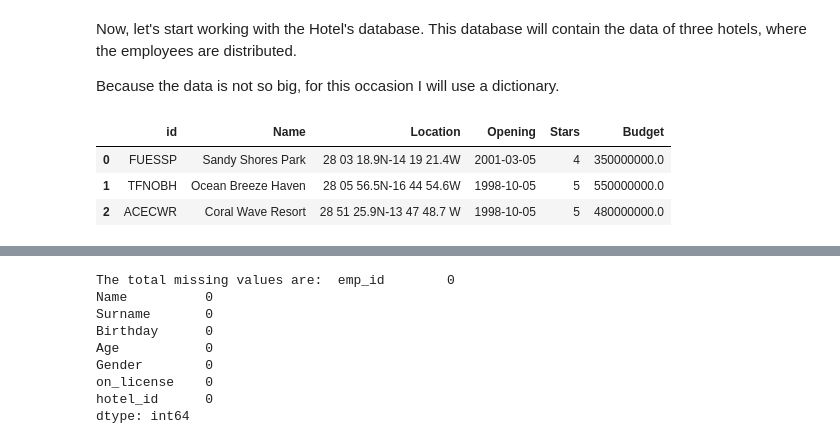
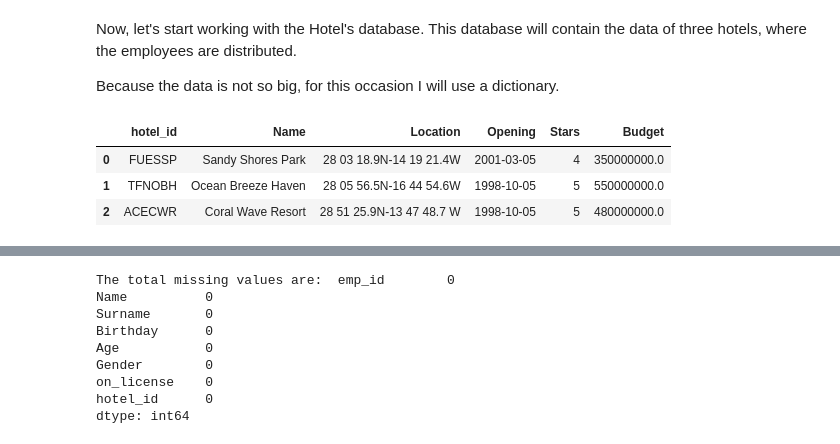
Before and after one commit to nachogalasso/da_python, a Jupyter notebook: hotel_hranalytics/databases.ipynb, the cells around one changed output, grey strips where cells are left out. Drawn from its saved outputs; the diff is of its cells as text; code cells hidden in the pictures.

```diff
--- a/hotel_hranalytics/databases.ipynb
+++ b/hotel_hranalytics/databases.ipynb
@@ -252,35 +251,35 @@ dtype: object
 hotel_data = [
     {
         'hotel_id':'FUESSP',
         'Name':'Sandy Shores Park',
         'Location':'28 03 18.9N-14 19 21.4W',
         'Opening':'2001-03-05',
         'Stars': 4,
         'Budget': 350000000.00
     },
     {
         'hotel_id':'TFNOBH',
         'Name':'Ocean Breeze Haven',
         'Location':'28 05 56.5N-16 44 54.6W',
         'Opening':'1998-10-05',
         'Stars': 5,
         'Budget': 550000000.00
     },
     {
         'hotel_id':'ACECWR',
         'Name':'Coral Wave Resort',
         'Location':'28 51 25.9N-13 47 48.7 W',
-        'Opening':'1998-10-05',
+        'Opening':'2000-05-05',
         'Stars': 5,
         'Budget': 480000000.00
     }
 ]
 
 hotel_df = pd.DataFrame(hotel_data)
 
 hotel_df.head()
 # %% [output]
-|  | id | Name | Location | Opening | Stars | Budget |
+|  | hotel_id | Name | Location | Opening | Stars | Budget |
 | 0 | FUESSP | Sandy Shores Park | 28 03 18.9N-14 19 21.4W | 2001-03-05 | 4 | 350000000.0 |
 | 1 | TFNOBH | Ocean Breeze Haven | 28 05 56.5N-16 44 54.6W | 1998-10-05 | 5 | 550000000.0 |
 | 2 | ACECWR | Coral Wave Resort | 28 51 25.9N-13 47 48.7 W | 1998-10-05 | 5 | 480000000.0 |
```
Also changed, not shown: parts of 12 cells of this notebook.
